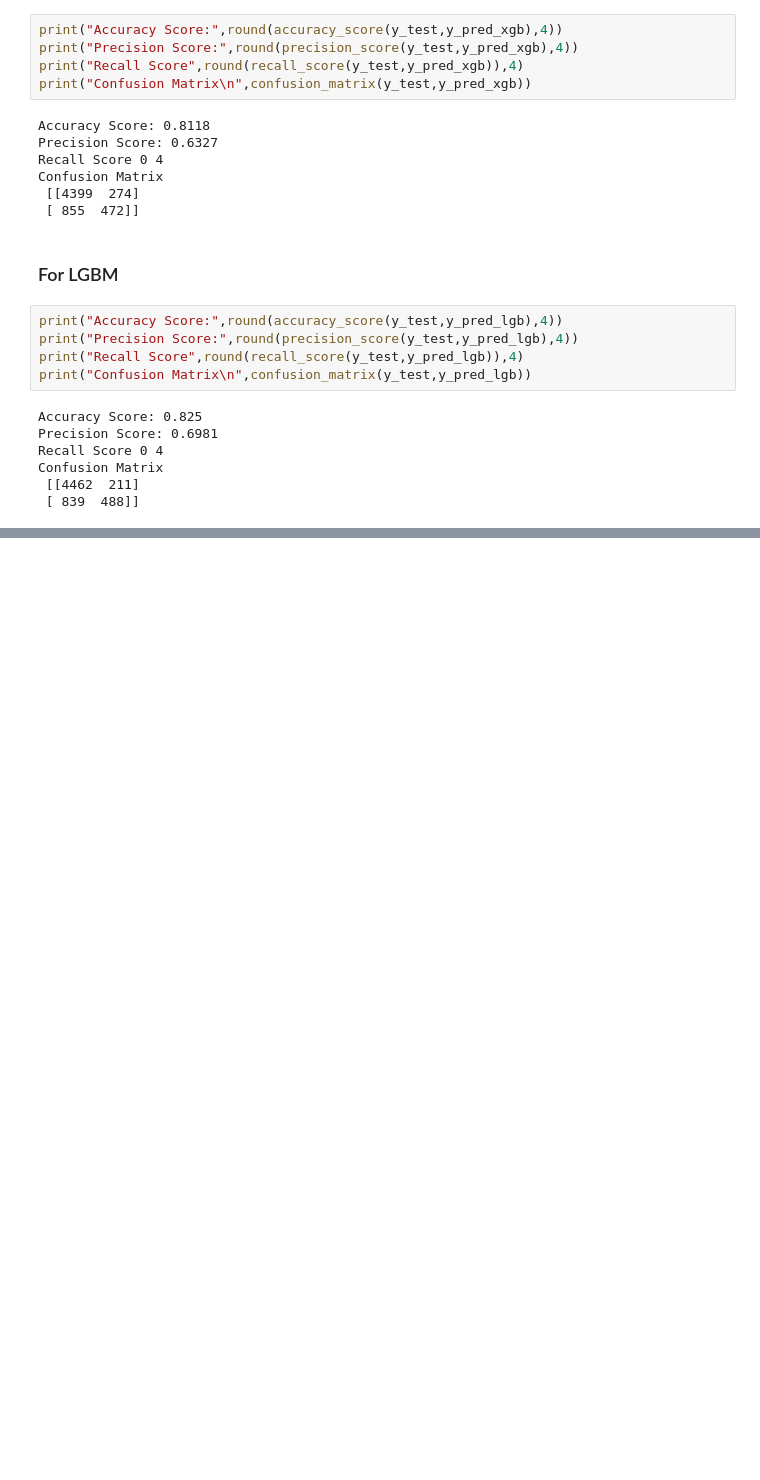
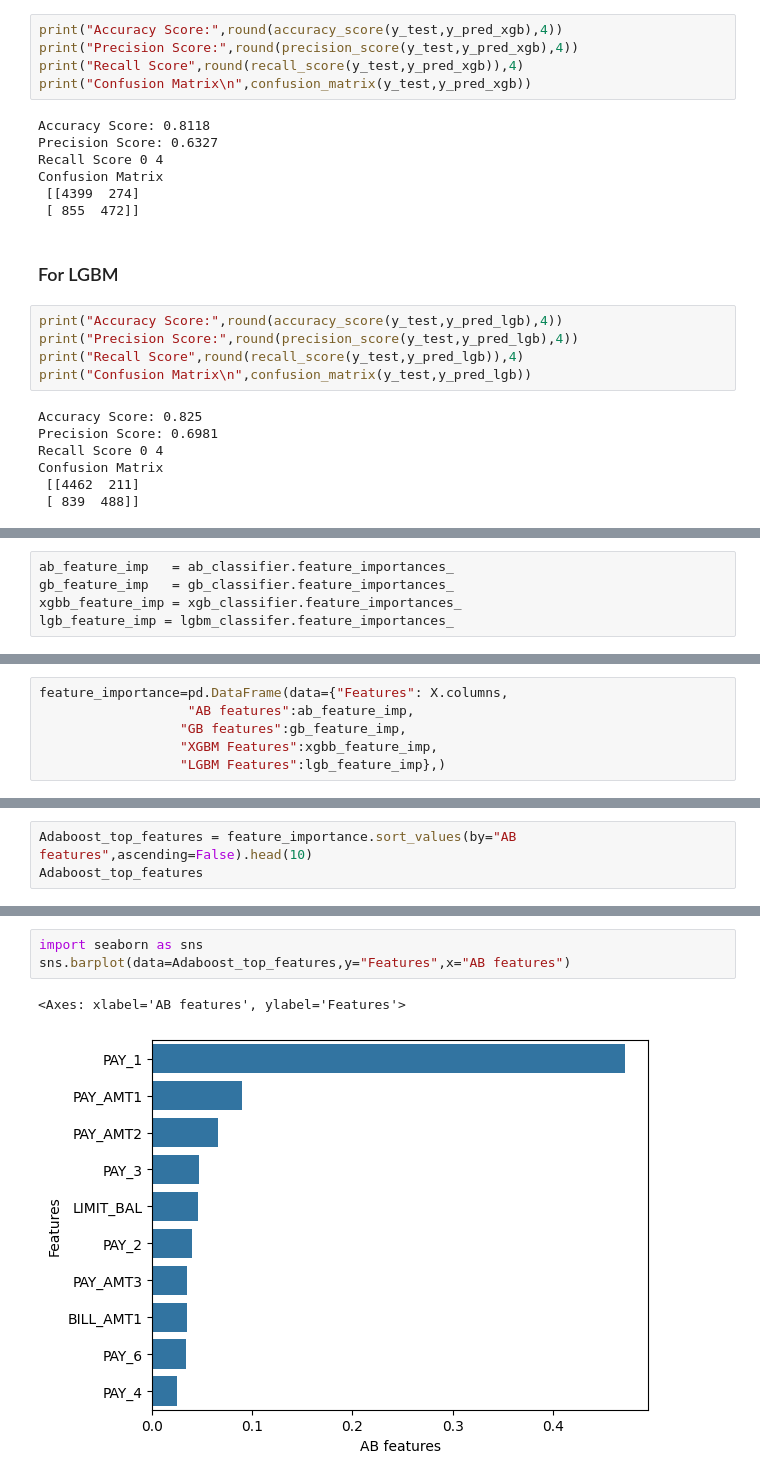
Before and after one commit to sujinoven/Machine_Learning, a Jupyter notebook: 13_LGBM/Comparative Analysis.ipynb, the cells around one changed output, grey strips where cells are left out. Saved outputs shown, nothing was run; the diff lists cells and outputs as text; blank space fills up the shorter version.

```diff
--- a/13_LGBM/Comparative Analysis.ipynb
+++ b/13_LGBM/Comparative Analysis.ipynb
@@ -354,0 +356,5 @@ Confusion Matrix
+# %%
+ab_feature_imp   = ab_classifier.feature_importances_
+gb_feature_imp   = gb_classifier.feature_importances_
+xgbb_feature_imp = xgb_classifier.feature_importances_
+lgb_feature_imp = lgbm_classifer.feature_importances_
@@ -354,0 +369,6 @@ Confusion Matrix
+# %%
+feature_importance=pd.DataFrame(data={"Features": X.columns,
+                   "AB features":ab_feature_imp,
+                  "GB features":gb_feature_imp,
+                  "XGBM Features":xgbb_feature_imp,
+                  "LGBM Features":lgb_feature_imp},)
@@ -354,0 +397,3 @@ Confusion Matrix
+# %%
+Adaboost_top_features = feature_importance.sort_values(by="AB features",ascending=False).head(10)
+Adaboost_top_features
@@ -354,0 +412,6 @@ Confusion Matrix
+# %%
+import seaborn as sns
+sns.barplot(data=Adaboost_top_features,y="Features",x="AB features")
+# %% [output]
+<Axes: xlabel='AB features', ylabel='Features'>
+[figure, added]
```
Also changed, not shown: parts of 19 cells of this notebook, 1 other file.
